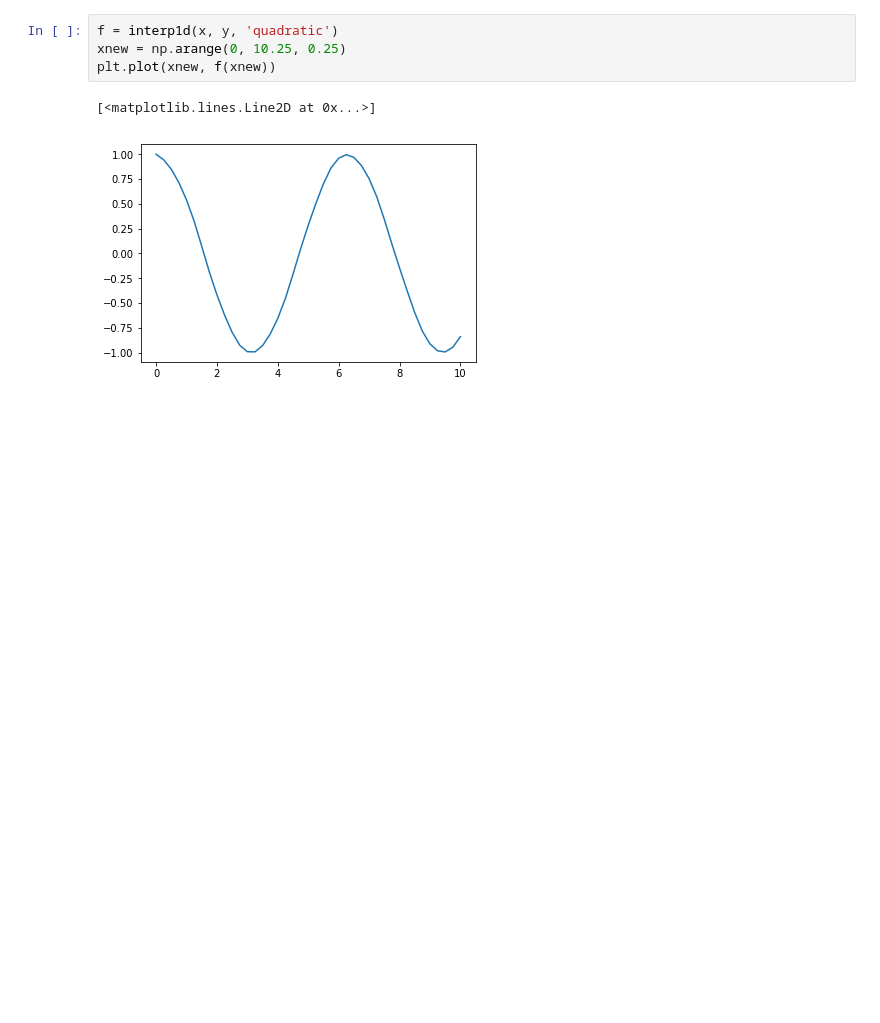
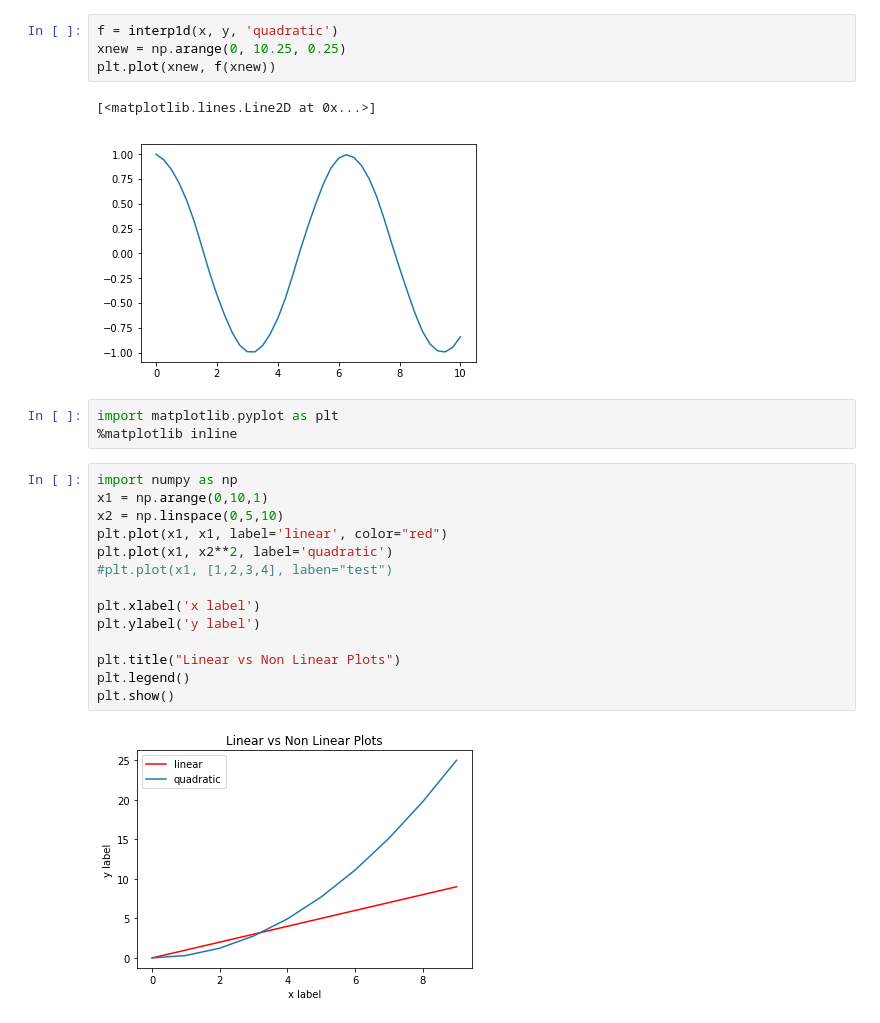
Before and after one commit to MultiSpreeWG/Ironhack.Data, a Jupyter notebook: module-1/pipelines-project/your-code/follow pablo.ipynb, the cells around one changed output. Drawn from its saved outputs; the diff is of its cells as text; blank space fills up the shorter version.

```diff
--- a/module-1/pipelines-project/your-code/follow pablo.ipynb
+++ b/module-1/pipelines-project/your-code/follow pablo.ipynb
@@ -109,3 +109,22 @@ plt.plot(xnew, f(xnew))
 # %% [output]
 [<matplotlib.lines.Line2D at 0x...>]
 [figure]
+# %%
+import matplotlib.pyplot as plt
+%matplotlib inline
+# %%
+import numpy as np
+x1 = np.arange(0,10,1)
+x2 = np.linspace(0,5,10)
+plt.plot(x1, x1, label='linear', color="red")
+plt.plot(x1, x2**2, label='quadratic')
+#plt.plot(x1, [1,2,3,4], laben="test")
+
+plt.xlabel('x label')
+plt.ylabel('y label')
+
+plt.title("Linear vs Non Linear Plots")
+plt.legend()
+plt.show()
+# %% [output]
+[figure, added]
```
Also changed, not shown: parts of 19 cells of this notebook, 12 other files.
